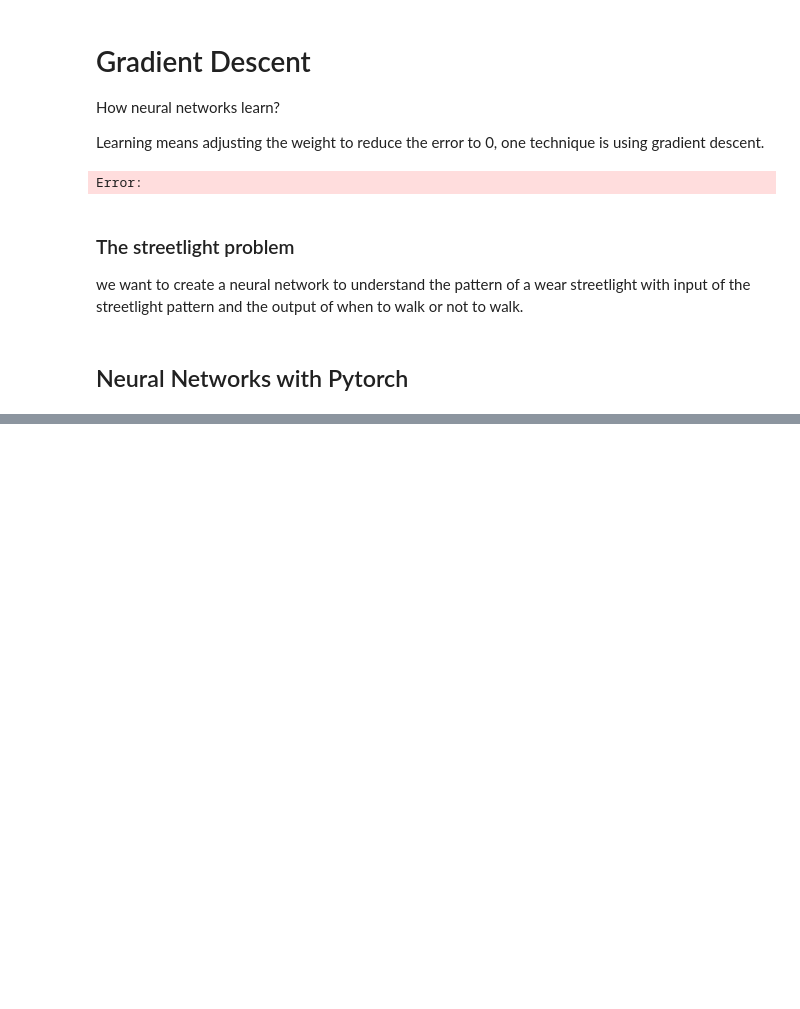
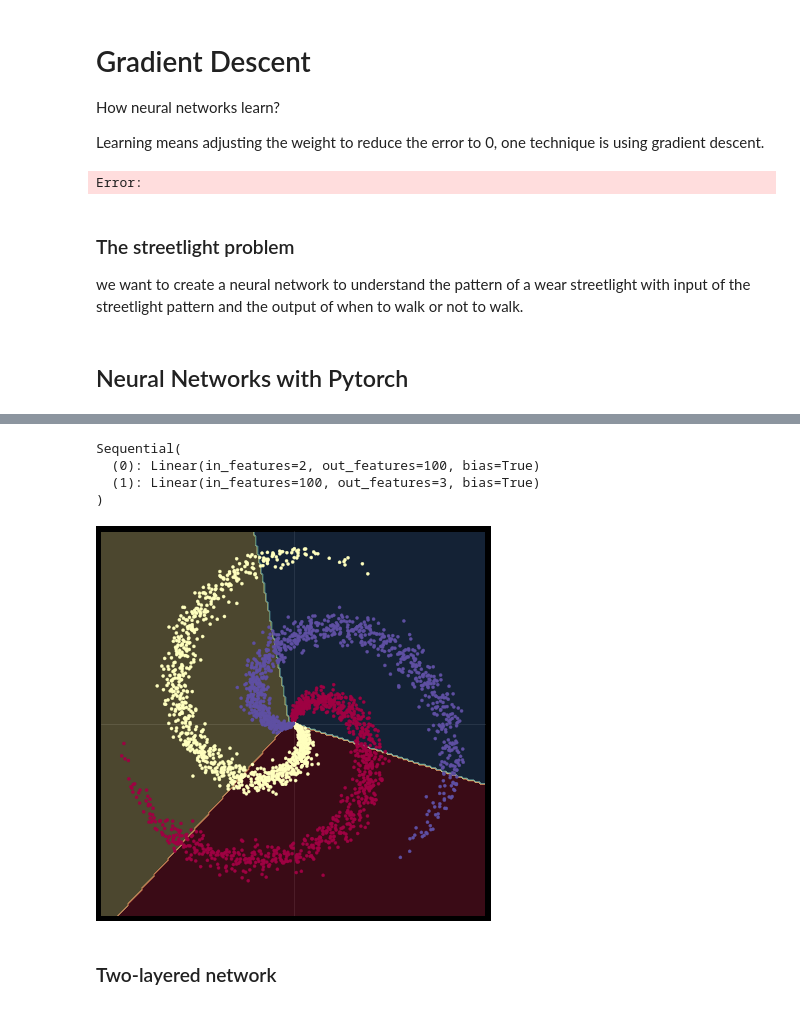
Before and after one commit to alefram/notebooks, a Jupyter notebook: Neural_networks.ipynb, the cells around one changed output, grey strips where cells are left out. Drawn from its saved outputs; the diff is of its cells as text; code cells hidden in the pictures; blank space fills up the shorter version.

```diff
--- a/Neural_networks.ipynb
+++ b/Neural_networks.ipynb
@@ -622,0 +762,12 @@ print("output",out)
+# %%
+# Plot trained model
+print(model)
+plot_model(X, y, model)
+# %% [output]
+Sequential(
+  (0): Linear(in_features=2, out_features=100, bias=True)
+  (1): Linear(in_features=100, out_features=3, bias=True)
+)
+[figure, added]
+# %% [markdown]
+### Two-layered network
```
Also changed, not shown: parts of 9 cells of this notebook, 7 other files.
